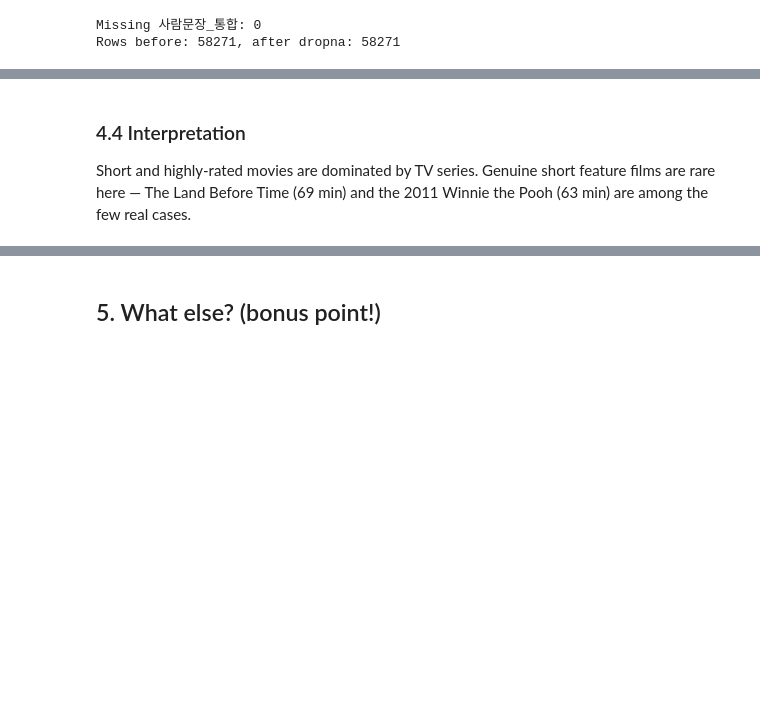
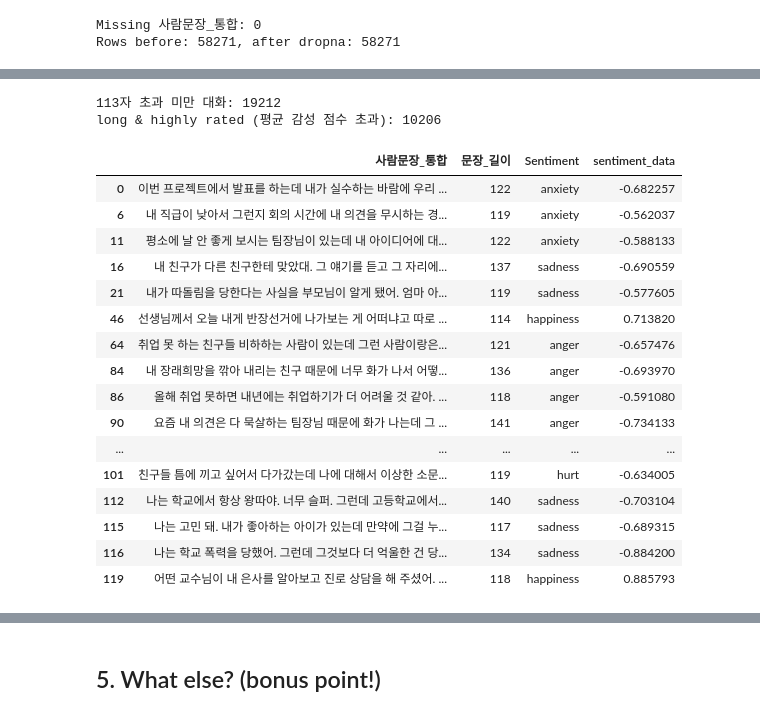
Before and after one commit to 202503660-ai/NLP_for_SocialScience, a Jupyter notebook: asgmt1_explore_your_dataset.ipynb, the cells around one changed output, grey strips where cells are left out. Saved outputs shown, nothing was run; the diff lists cells and outputs as text; code cells hidden in the pictures; blank space fills up the shorter version.

```diff
--- a/asgmt1_explore_your_dataset.ipynb
+++ b/asgmt1_explore_your_dataset.ipynb
@@ -536,4 +676,33 @@ Short & highly rated (imdb > 7): 92
-# %% [markdown]
-### 4.4 Interpretation
-
-Short and highly-rated movies are dominated by TV series. Genuine short feature films are rare here — The Land Before Time (69 min) and the 2011 Winnie the Pooh (63 min) are among the few real cases.
+# %%
+# 4.2 Filter: 문장 길이가 113자 초과인 데이터 필터링
+long_conv = df_clean[df_clean['사람문장_통합'].str.len() > 113.0]
+
+# Combined condition: 문장 길이가 113자 초과이면서(&) 감성 점수의 절대값이 평균 이상인 데이터 필터링
+long_and_good = df_clean[(df_clean['사람문장_통합'].str.len() > 113.0) & (df_clean['sentiment_data'].abs() > df_clean['sentiment_data'].abs().mean())]
+# %%
+# 4.3 Report results
+print(f"113자 초과 미만 대화: {len(long_conv)}")
+print(f"long & highly rated (평균 감성 점수 초과): {len(long_and_good)}")
+
+long_and_good = long_and_good[['사람문장_통합', '문장_길이', 'Sentiment', 'sentiment_data']]
+long_and_good.head(20)
+# %% [output]
+113자 초과 미만 대화: 19212
+long & highly rated (평균 감성 점수 초과): 10206
+|  | 사람문장_통합 | 문장_길이 | Sentiment | sentiment_data |
+| 0 | 이번 프로젝트에서 발표를 하는데 내가 실수하는 바람에 우리 ... | 122 | anxiety | -0.682257 |
+| 6 | 내 직급이 낮아서 그런지 회의 시간에 내 의견을 무시하는 경... | 119 | anxiety | -0.562037 |
+| 11 | 평소에 날 안 좋게 보시는 팀장님이 있는데 내 아이디어에 대... | 122 | anxiety | -0.588133 |
+| 16 | 내 친구가 다른 친구한테 맞았대. 그 얘기를 듣고 그 자리에... | 137 | sadness | -0.690559 |
+| 21 | 내가 따돌림을 당한다는 사실을 부모님이 알게 됐어. 엄마 아... | 119 | sadness | -0.577605 |
+| 46 | 선생님께서 오늘 내게 반장선거에 나가보는 게 어떠냐고 따로 ... | 114 | happiness | 0.713820 |
+| 64 | 취업 못 하는 친구들 비하하는 사람이 있는데 그런 사람이랑은... | 121 | anger | -0.657476 |
+| 84 | 내 장래희망을 깎아 내리는 친구 때문에 너무 화가 나서 어떻... | 136 | anger | -0.693970 |
+| 86 | 올해 취업 못하면 내년에는 취업하기가 더 어려울 것 같아. ... | 118 | anger | -0.591080 |
+| 90 | 요즘 내 의견은 다 묵살하는 팀장님 때문에 화가 나는데 그 ... | 141 | anger | -0.734133 |
+| ... | ... | ... | ... | ... |
+| 101 | 친구들 틈에 끼고 싶어서 다가갔는데 나에 대해서 이상한 소문... | 119 | hurt | -0.634005 |
+| 112 | 나는 학교에서 항상 왕따야. 너무 슬퍼. 그런데 고등학교에서... | 140 | sadness | -0.703104 |
+| 115 | 나는 고민 돼. 내가 좋아하는 아이가 있는데 만약에 그걸 누... | 117 | sadness | -0.689315 |
+| 116 | 나는 학교 폭력을 당했어. 그런데 그것보다 더 억울한 건 당... | 134 | sadness | -0.884200 |
+| 119 | 어떤 교수님이 내 은사를 알아보고 진로 상담을 해 주셨어. ... | 118 | happiness | 0.885793 |
```
Also changed, not shown: parts of 23 cells of this notebook.
